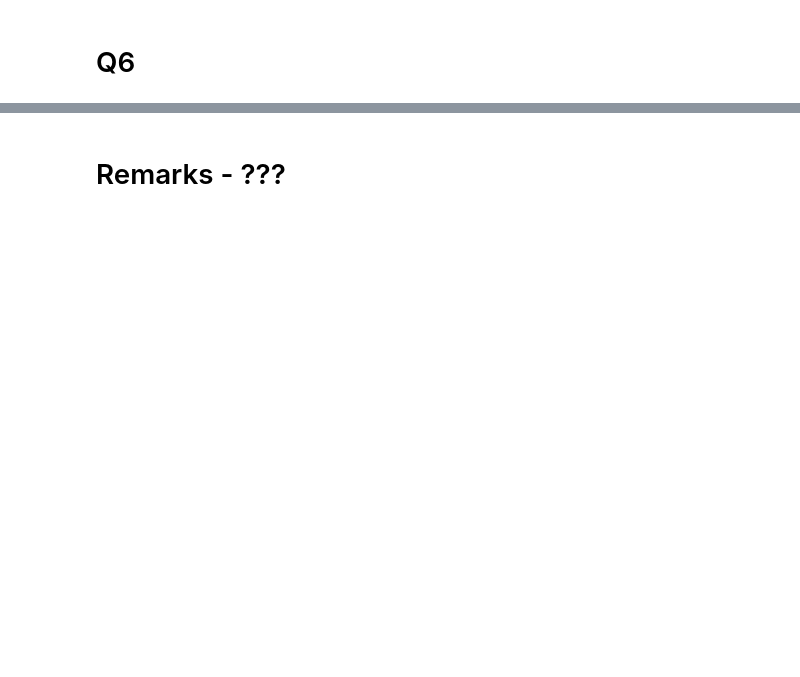
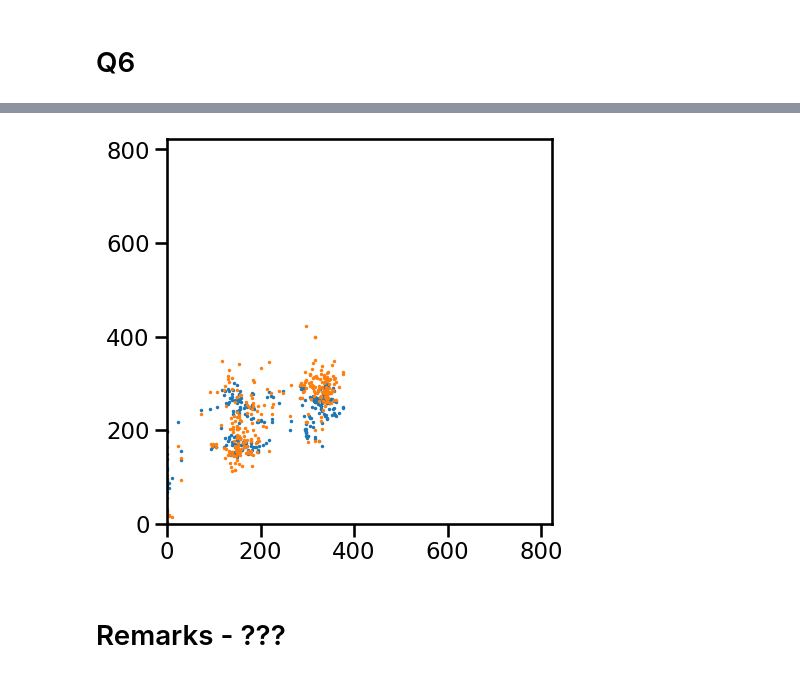
Before and after one commit to aymen-elo/scikit-learn-mooc, a Jupyter notebook: notebooks/_wrap_up_quiz_7.ipynb, the cells around one changed output, grey strips where cells are left out. Drawn from its saved outputs; the diff is of its cells as text; code cells hidden in the pictures; blank space fills up the shorter version.

```diff
--- a/notebooks/_wrap_up_quiz_7.ipynb
+++ b/notebooks/_wrap_up_quiz_7.ipynb
@@ -155,2 +331,25 @@ vcd_hgbt_reg = ValidationCurveDisplay.from_estimator(
+# %%
+time_slice = slice("2020-08-18 17:00:00", "2020-08-18 17:05:00")
+
+data_test_linear_model_subset = data_linear_model_test[time_slice]
+data_test_subset = data_test[time_slice]
+target_test_subset = target_test[time_slice]
+# %%
+y_pred_lr_12 = pipeline.predict(data_test_subset )
+y_pred_hgbr_12 = model_hgbr.predict(data_test_subset)
+
+y_true_12 = target_test_subset
+# %%
+fig, ax = plt.subplots(1, figsize=(8, 5))
+xmax = max(y_true.max(), y_predict_lr.max(), y_predict_hgbr.max())
+
+plt.scatter(y_true_12, y_pred_lr_12, s=1)
+plt.scatter(y_true_12, y_pred_hgbr_12, s=1)
+
+ax.set_xlim(0, xmax)
+ax.set_ylim(0, xmax)
+ax.set_aspect('equal', 'box')  # make it square
+# %% [output]
+[figure, added]
 # %% [markdown]
 # Remarks - ???
```
Also changed, not shown: parts of 60 cells of this notebook.
